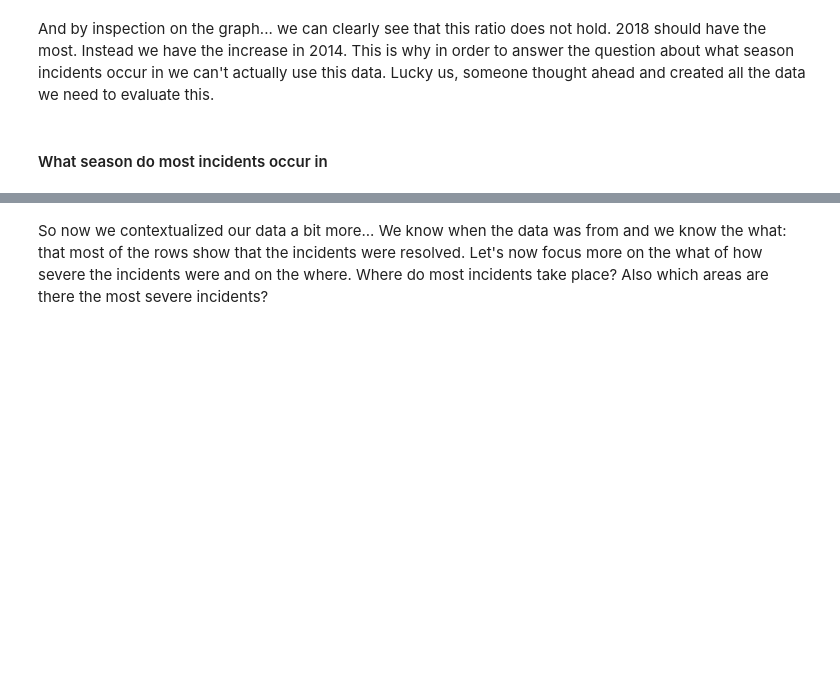
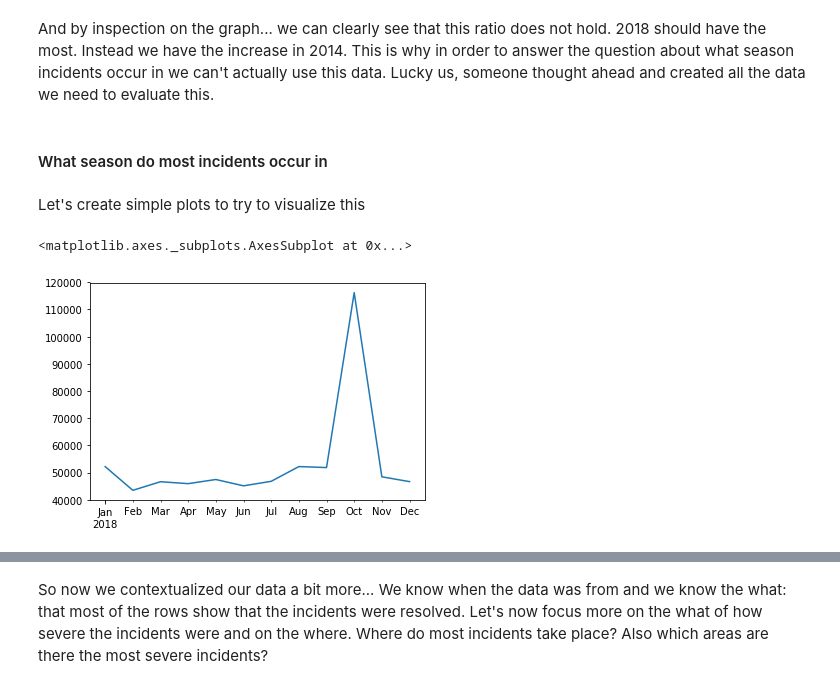
Before and after one commit to harisx91/NYCHousingMaintenanceCodeProject, a Jupyter notebook: notebooks/HousingViolationDataSetEda.ipynb, the cells around one changed output, grey strips where cells are left out. Drawn from its saved outputs; the diff is of its cells as text; code cells hidden in the pictures; blank space fills up the shorter version.

Commit message:
Created graphs for stats

```diff
--- a/notebooks/HousingViolationDataSetEda.ipynb
+++ b/notebooks/HousingViolationDataSetEda.ipynb
@@ -129,3 +129,12 @@ There are 299592 records in 2014
 And by inspection on the graph... we can clearly see that this ratio does not hold. 2018 should have the most. Instead we have the increase in 2014. This is why in order to answer the question about what season incidents occur in we can't actually use this data. Lucky us, someone thought ahead and created all the data we need to evaluate this.
 # %% [markdown]
 #### What season do most incidents occur in
+# %% [markdown]
+Let's create simple plots to try to visualize this
+# %%
+series = df_2018.inspectiondate.dt.to_period('M')
+sortedcounts = series.value_counts().sort_index()
+sortedcounts.plot()
+# %% [output]
+<matplotlib.axes._subplots.AxesSubplot at 0x...>
+[figure, added]
```
Also changed, not shown: parts of 4 cells of this notebook, 1 other file.
